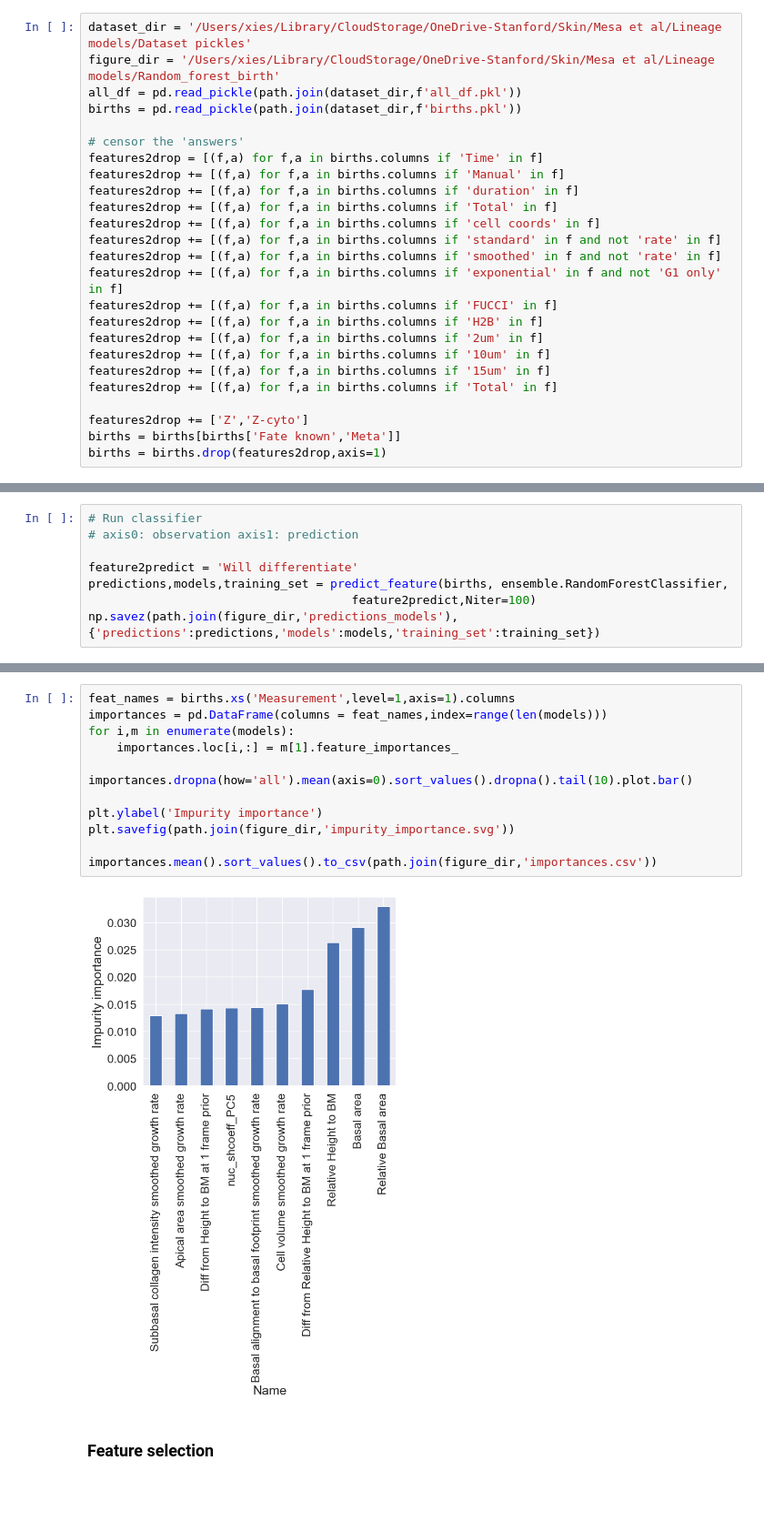
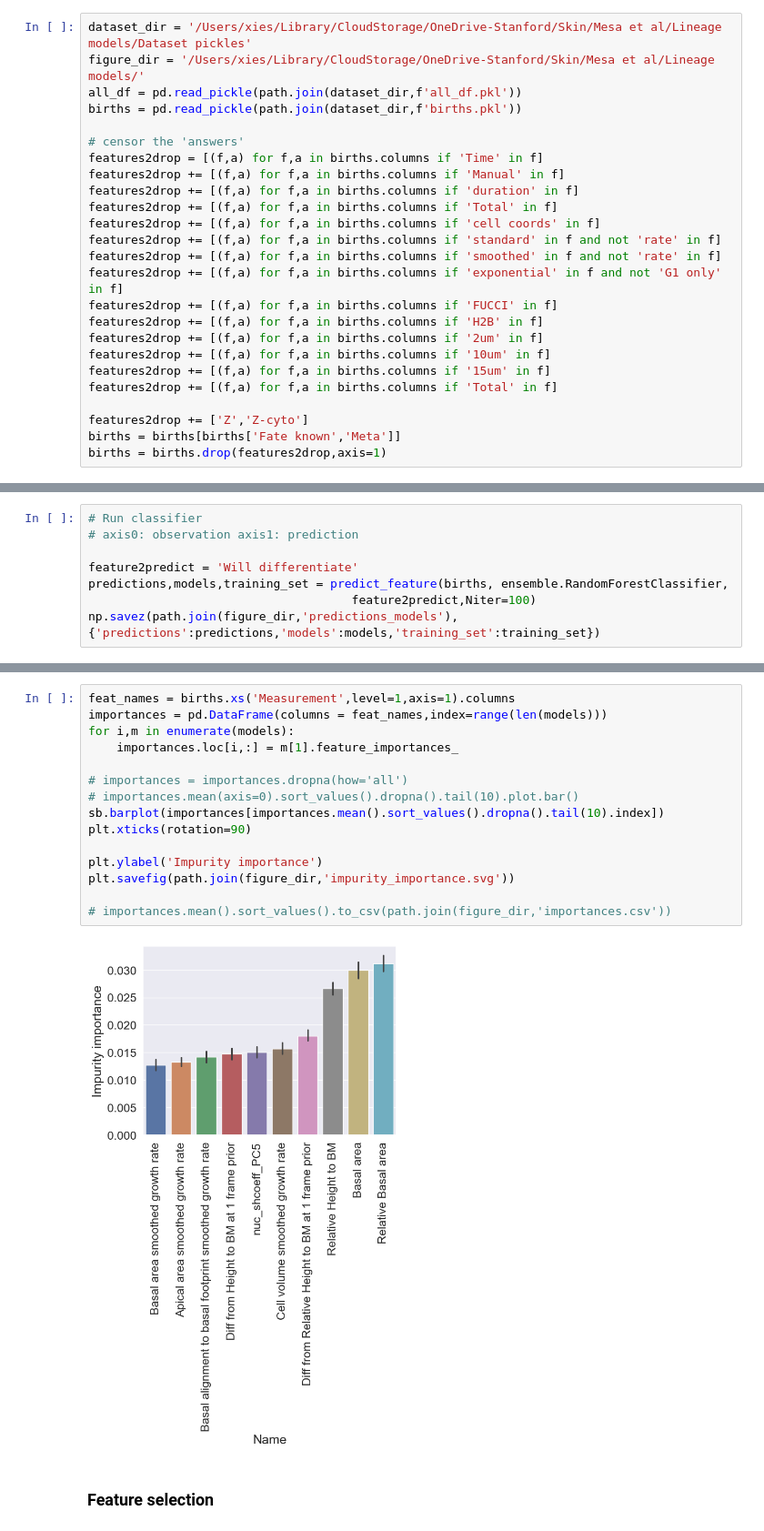
Before and after one commit to xies/mouse_skin_size_control, a Jupyter notebook: 2025_lineage_analysis/prediction_model_notebooks/tree_classifiers/RF_classify_birth.ipynb, the cells around one changed output, grey strips where cells are left out. Shown at 91% size. Saved outputs shown, nothing was run; the diff lists cells and outputs as text; blank space fills up the shorter version.

```diff
--- a/2025_lineage_analysis/prediction_model_notebooks/tree_classifiers/RF_classify_birth.ipynb
+++ b/2025_lineage_analysis/prediction_model_notebooks/tree_classifiers/RF_classify_birth.ipynb
@@ -272,7 +272,7 @@ def predict_feature(df:pd.DataFrame,
     return [np.stack((np.array(Y_test),np.array(Y_pred))),models,training_set]
 # %%
 dataset_dir = '/Users/xies/Library/CloudStorage/OneDrive-Stanford/Skin/Mesa et al/Lineage models/Dataset pickles'
-figure_dir = '/Users/xies/Library/CloudStorage/OneDrive-Stanford/Skin/Mesa et al/Lineage models/Random_forest_birth'
+figure_dir = '/Users/xies/Library/CloudStorage/OneDrive-Stanford/Skin/Mesa et al/Lineage models/'
 all_df = pd.read_pickle(path.join(dataset_dir,f'all_df.pkl'))
 births = pd.read_pickle(path.join(dataset_dir,f'births.pkl'))
 
@@ -360,17 +376,20 @@ plt.savefig(path.join(figure_dir,'AUC.svg'))
 # %%
 feat_names = births.xs('Measurement',level=1,axis=1).columns
 importances = pd.DataFrame(columns = feat_names,index=range(len(models)))
 for i,m in enumerate(models):
     importances.loc[i,:] = m[1].feature_importances_
 
-importances.dropna(how='all').mean(axis=0).sort_values().dropna().tail(10).plot.bar()
+# importances = importances.dropna(how='all')
+# importances.mean(axis=0).sort_values().dropna().tail(10).plot.bar()
+sb.barplot(importances[importances.mean().sort_values().dropna().tail(10).index])
+plt.xticks(rotation=90)
 
 plt.ylabel('Impurity importance')
 plt.savefig(path.join(figure_dir,'impurity_importance.svg'))
 
-importances.mean().sort_values().to_csv(path.join(figure_dir,'importances.csv'))
+# importances.mean().sort_values().to_csv(path.join(figure_dir,'importances.csv'))
 # %% [output]
-[figure, old version]
+[figure, new version]
 # %% [markdown]
 ### Feature selection
 # %%
```
Also changed, not shown: parts of 4 cells of this notebook, 11 other files.
